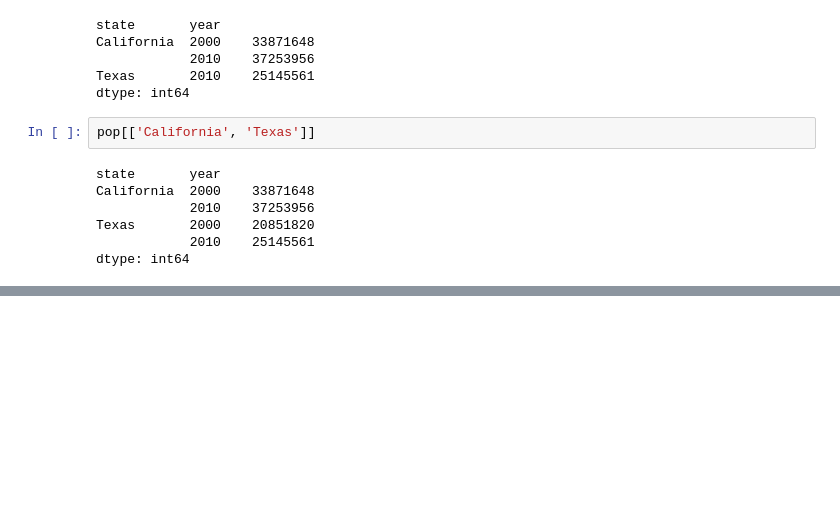
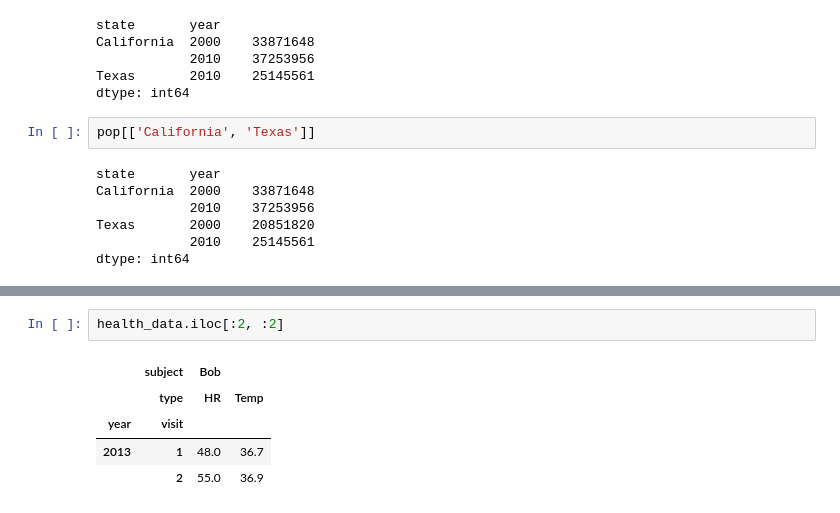
Before and after one commit to gmendozah/ucb-intro-data-science, a Jupyter notebook: Intro to Data Science/3.5 Hierarchical Indexing.ipynb, the cells around one changed output, grey strips where cells are left out. Drawn from its saved outputs; the diff is of its cells as text; blank space fills up the shorter version.

```diff
--- a/Intro to Data Science/3.5 Hierarchical Indexing.ipynb
+++ b/Intro to Data Science/3.5 Hierarchical Indexing.ipynb
@@ -280,0 +302,8 @@ dtype: int64
+# %%
+health_data.iloc[:2, :2]
+# %% [output]
+|  | subject | Bob |  |
+|  | type | HR | Temp |
+| year | visit |  |  |
+| 2013 | 1 | 48.0 | 36.7 |
+|  | 2 | 55.0 | 36.9 |
```
Also changed, not shown: parts of 12 cells of this notebook.
